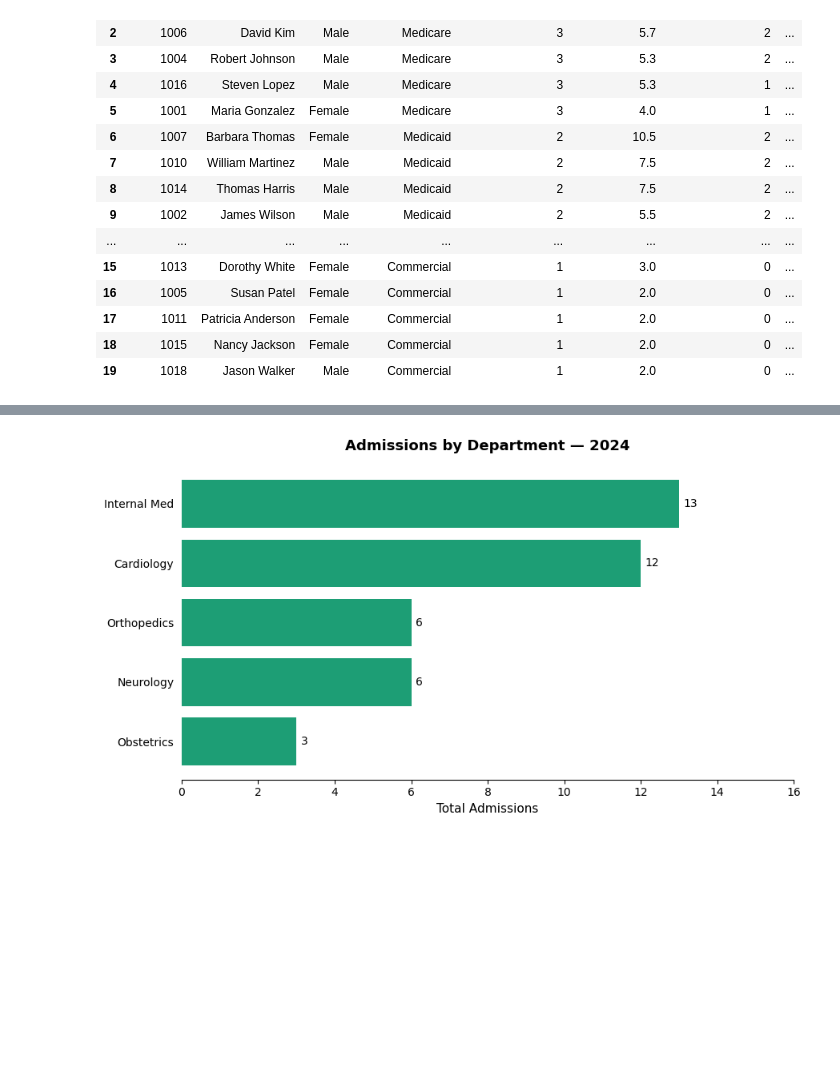
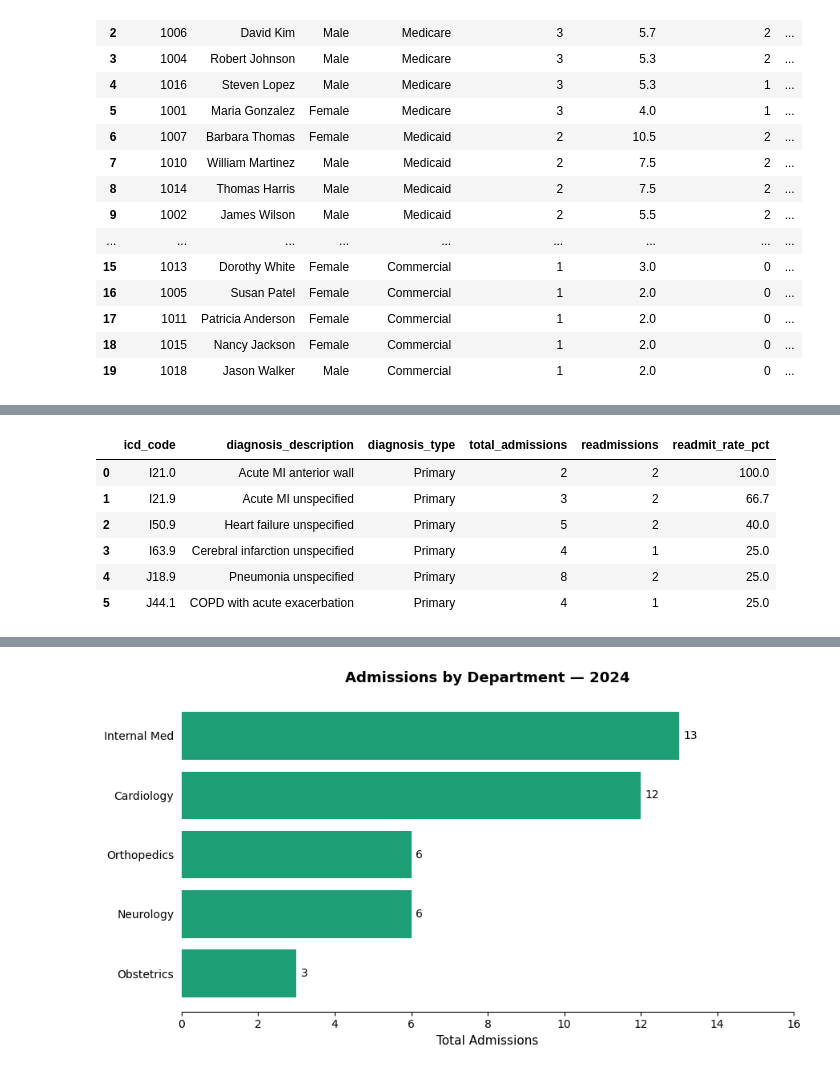
Before and after one commit to swarnalekhya/healthcare-sql-project, a Jupyter notebook: healthcare_analytics.ipynb, the cells around one changed output, grey strips where cells are left out. Saved outputs shown, nothing was run; the diff lists cells and outputs as text; code cells hidden in the pictures; blank space fills up the shorter version.

```diff
--- a/healthcare_analytics.ipynb
+++ b/healthcare_analytics.ipynb
@@ -557,0 +605,40 @@ run("""
+# %%
+#============================================================
+# QUERY 12 — Readmission Rate by Diagnosis
+# Concept: CTE to calculate readmission flag, then join to diagnoses
+# ============================================================
+
+run("""
+    WITH readmit_events AS (
+        SELECT DISTINCT a1.admission_id
+        FROM admissions a1
+        JOIN admissions a2
+            ON  a1.patient_id = a2.patient_id
+            AND a2.admission_date > a1.discharge_date
+            AND (JULIANDAY(a2.admission_date) - JULIANDAY(a1.discharge_date)) <= 30
+    )
+    SELECT
+        d.icd_code,
+        d.diagnosis_description,
+        d.diagnosis_type,
+        COUNT(DISTINCT d.admission_id)                  AS total_admissions,
+        COUNT(DISTINCT r.admission_id)                  AS readmissions,
+        ROUND(
+            100.0 * COUNT(DISTINCT r.admission_id) /
+            COUNT(DISTINCT d.admission_id)
+        , 1)                                            AS readmit_rate_pct
+    FROM diagnoses d
+    LEFT JOIN readmit_events r ON d.admission_id = r.admission_id
+    WHERE d.diagnosis_type = 'Primary'
+    GROUP BY d.icd_code, d.diagnosis_description, d.diagnosis_type
+    HAVING COUNT(DISTINCT d.admission_id) >= 2
+    ORDER BY readmit_rate_pct DESC
+""")
+# %% [output]
+|  | icd_code | diagnosis_description | diagnosis_type | total_admissions | readmissions | readmit_rate_pct |
+| 0 | I21.0 | Acute MI anterior wall | Primary | 2 | 2 | 100.0 |
+| 1 | I21.9 | Acute MI unspecified | Primary | 3 | 2 | 66.7 |
+| 2 | I50.9 | Heart failure unspecified | Primary | 5 | 2 | 40.0 |
+| 3 | I63.9 | Cerebral infarction unspecified | Primary | 4 | 1 | 25.0 |
+| 4 | J18.9 | Pneumonia unspecified | Primary | 8 | 2 | 25.0 |
+| 5 | J44.1 | COPD with acute exacerbation | Primary | 4 | 1 | 25.0 |
```
Also changed, not shown: parts of 7 cells of this notebook.
